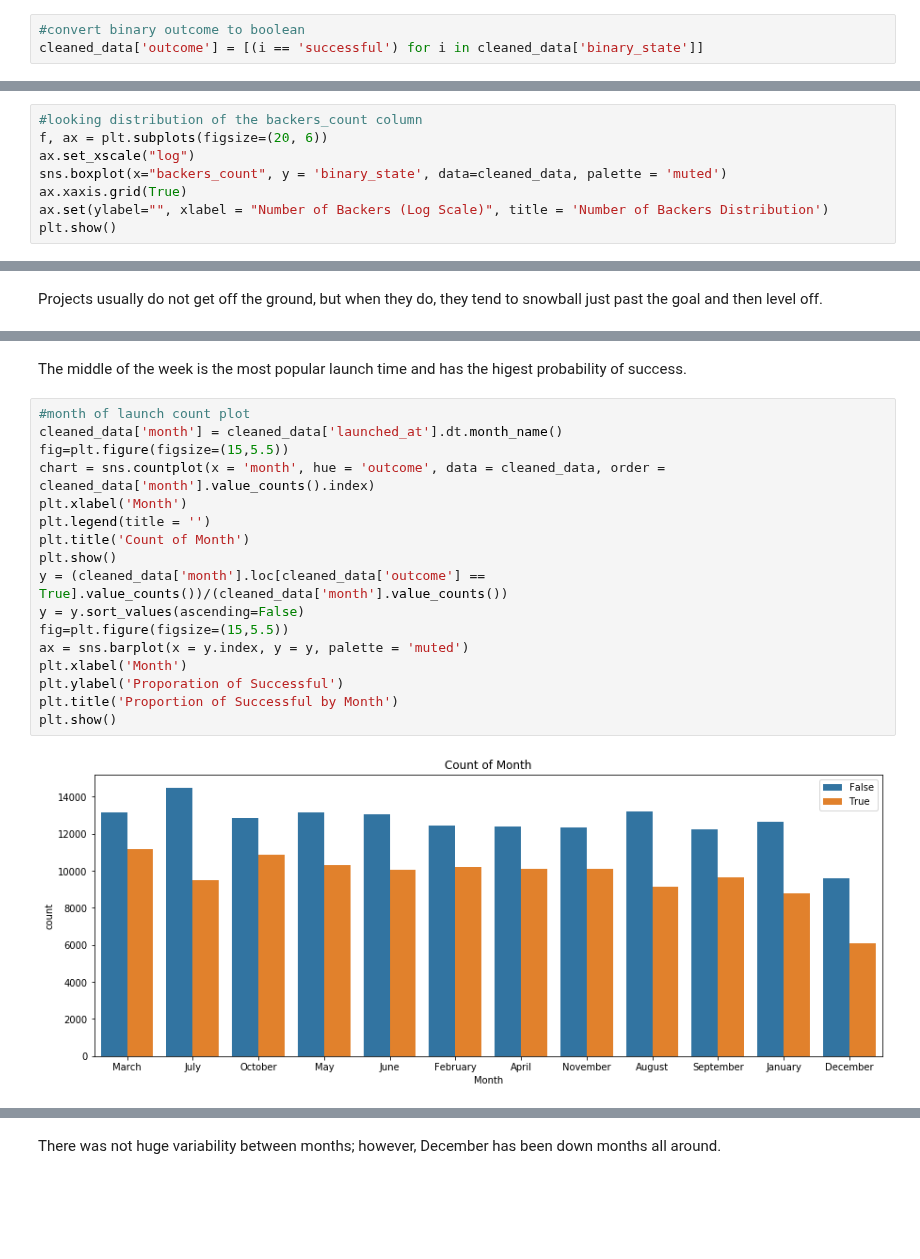
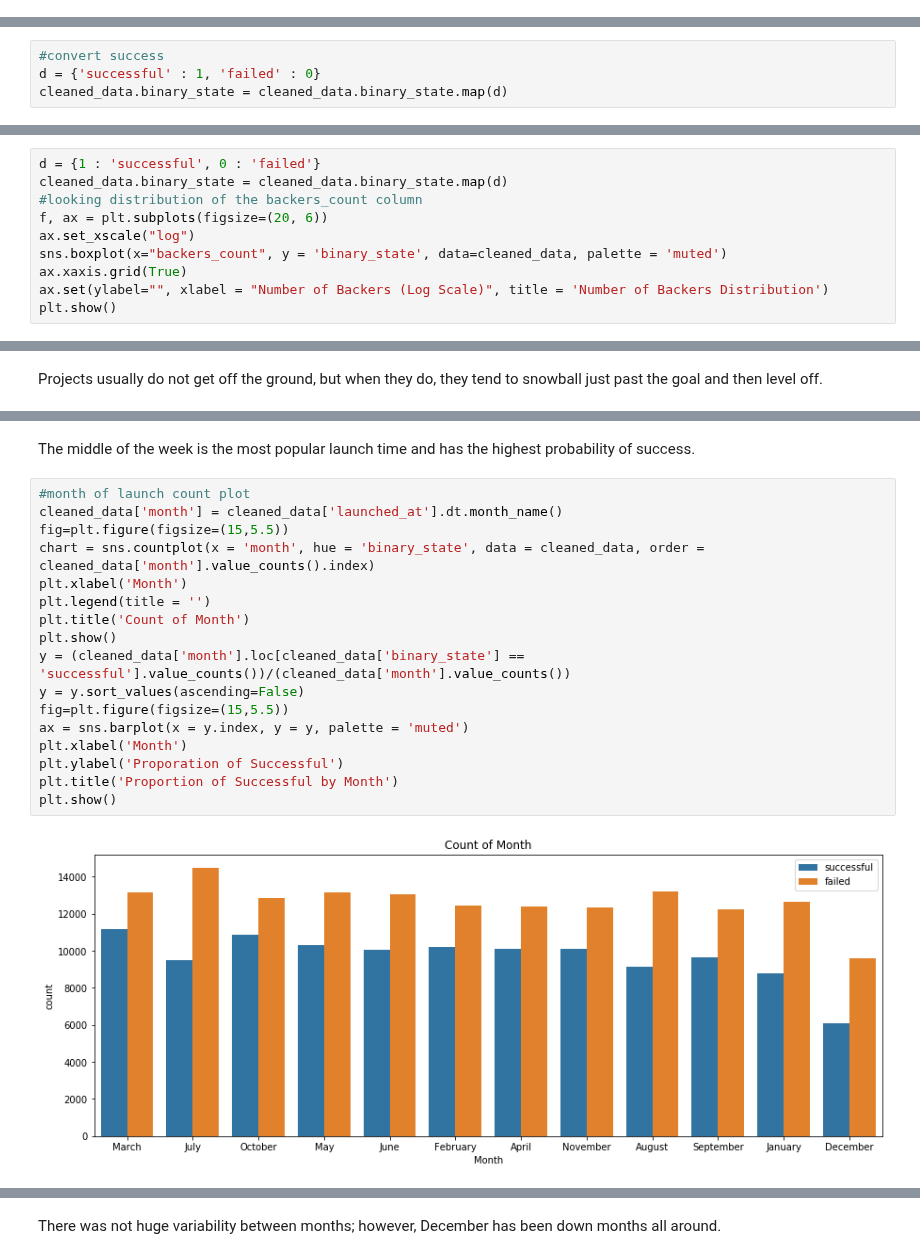
Before and after one commit to dwitten392/Springboard---DW, a Jupyter notebook: Capstone 1 - Kickstarter/Kickstarter Projects - Cleaning and Visualization.ipynb, the cells around one changed output, grey strips where cells are left out. Saved outputs shown, nothing was run; the diff lists cells and outputs as text; blank space fills up the shorter version.

```diff
--- a/Capstone 1 - Kickstarter/Kickstarter Projects - Cleaning and Visualization.ipynb
+++ b/Capstone 1 - Kickstarter/Kickstarter Projects - Cleaning and Visualization.ipynb
@@ -141,12 +136,13 @@ cleaned_data['prop_goal'] = cleaned_data['usd_pledged'] / cleaned_data['goal_USD
 # %%
 #strip out city name
 cleaned_data['city'] = [i.split(', ')[0] for i in cleaned_data['location_displayable_name']]
-# %%
-#convert binary outcome to boolean
-cleaned_data['outcome'] = [(i == 'successful') for i in cleaned_data['binary_state']]
 # %%
 #count the length of the name
 cleaned_data['name_length'] = [len(str(i).split()) for i in cleaned_data.name]
+# %%
+#convert success
+d = {'successful' : 1, 'failed' : 0}
+cleaned_data.binary_state = cleaned_data.binary_state.map(d)
 # %% [markdown]
 ## Looking at Text Columns (blurb and name)
 # %%
@@ -431,6 +427,8 @@ Name: name_length, dtype: float64
 # %% [markdown]
 Longer blurbs were more likely to be successful on average. There is a high concentration of failures in the 1-4 name length range compared with the more uniform distribution of successes.
 # %%
+d = {1 : 'successful', 0 : 'failed'}
+cleaned_data.binary_state = cleaned_data.binary_state.map(d)
 #looking distribution of the backers_count column
 f, ax = plt.subplots(figsize=(20, 6))
 ax.set_xscale("log")
@@ -519,25 +517,25 @@ plt.show()
 [figure]
 # %% [markdown]
-The middle of the week is the most popular launch time and has the higest probability of success.
+The middle of the week is the most popular launch time and has the highest probability of success.
 # %%
 #month of launch count plot
 cleaned_data['month'] = cleaned_data['launched_at'].dt.month_name()
 fig=plt.figure(figsize=(15,5.5))
-chart = sns.countplot(x = 'month', hue = 'outcome', data = cleaned_data, order = cleaned_data['month'].value_counts().index)
+chart = sns.countplot(x = 'month', hue = 'binary_state', data = cleaned_data, order = cleaned_data['month'].value_counts().index)
 plt.xlabel('Month')
 plt.legend(title = '')
 plt.title('Count of Month')
 plt.show()
-y = (cleaned_data['month'].loc[cleaned_data['outcome'] == True].value_counts())/(cleaned_data['month'].value_counts())
+y = (cleaned_data['month'].loc[cleaned_data['binary_state'] == 'successful'].value_counts())/(cleaned_data['month'].value_counts())
 y = y.sort_values(ascending=False)
 fig=plt.figure(figsize=(15,5.5))
 ax = sns.barplot(x = y.index, y = y, palette = 'muted')
 plt.xlabel('Month')
 plt.ylabel('Proporation of Successful')
 plt.title('Proportion of Successful by Month')
 plt.show()
 # %% [output]
-[figure, old version]
+[figure, new version]
 [figure]
 # %% [markdown]
 There was not huge variability between months; however, December has been down months all around.
```
Also changed, not shown: parts of 31 cells of this notebook.
